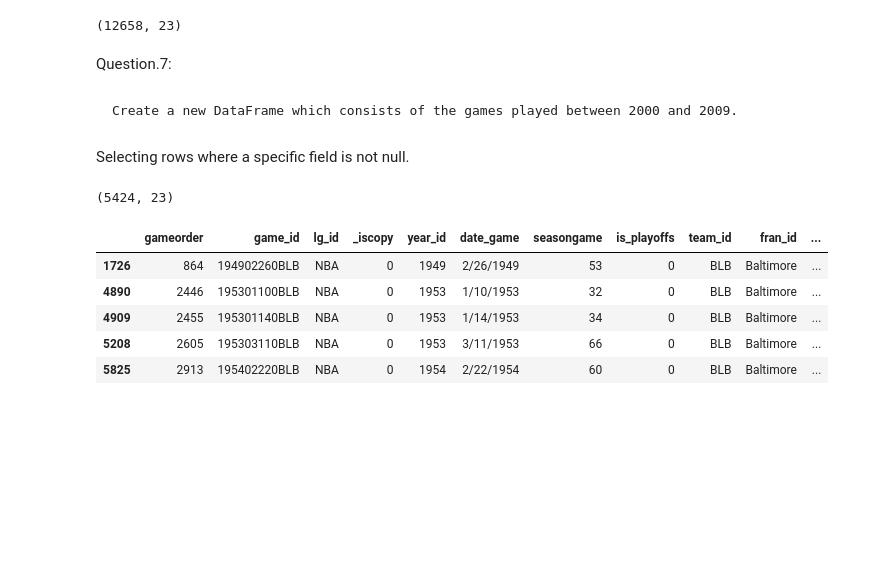
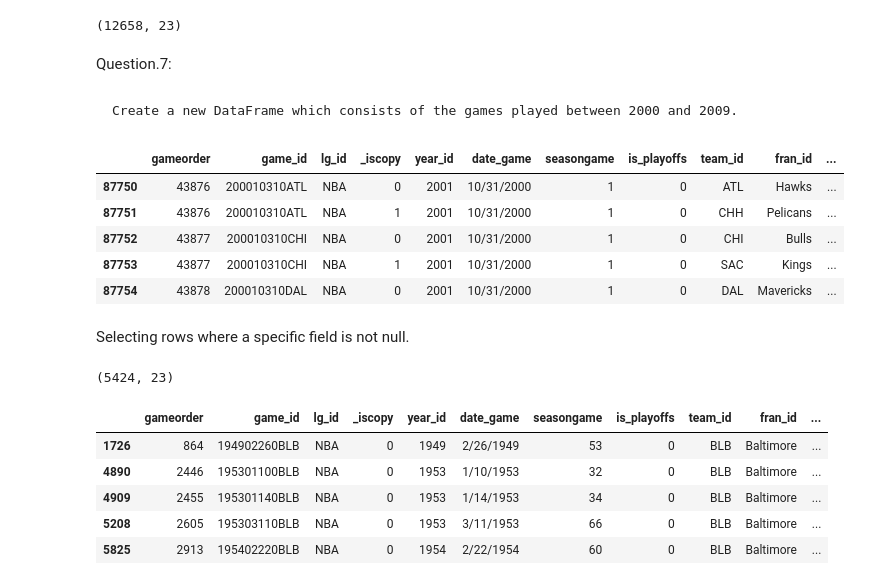
Before and after one commit to dnzengou/BI_Labs, a Jupyter notebook: notebooks/nba_data_analysis_using_pandas.ipynb, the cells around one changed output. Cells and saved outputs as stored; diff of their text form; code cells hidden in the pictures; blank space fills up the shorter version.

````diff
--- a/notebooks/nba_data_analysis_using_pandas.ipynb
+++ b/notebooks/nba_data_analysis_using_pandas.ipynb
@@ -334,3 +375,14 @@ Question.7:
 ```
 Create a new DataFrame which consists of the games played between 2000 and 2009.
 ```
+# %%
+df0 = nba.loc[(nba["year_id"] > 2000) & (nba["year_id"] < 2009)]
+
+df0.head()
+# %% [output]
+|  | gameorder | game_id | lg_id | _iscopy | year_id | date_game | seasongame | is_playoffs | team_id | fran_id | ... |
+| 87750 | 43876 | 200010310ATL | NBA | 0 | 2001 | 10/31/2000 | 1 | 0 | ATL | Hawks | ... |
+| 87751 | 43876 | 200010310ATL | NBA | 1 | 2001 | 10/31/2000 | 1 | 0 | CHH | Pelicans | ... |
+| 87752 | 43877 | 200010310CHI | NBA | 0 | 2001 | 10/31/2000 | 1 | 0 | CHI | Bulls | ... |
+| 87753 | 43877 | 200010310CHI | NBA | 1 | 2001 | 10/31/2000 | 1 | 0 | SAC | Kings | ... |
+| 87754 | 43878 | 200010310DAL | NBA | 0 | 2001 | 10/31/2000 | 1 | 0 | DAL | Mavericks | ... |
````
Also changed, not shown: parts of 29 cells of this notebook, 1 other file.
